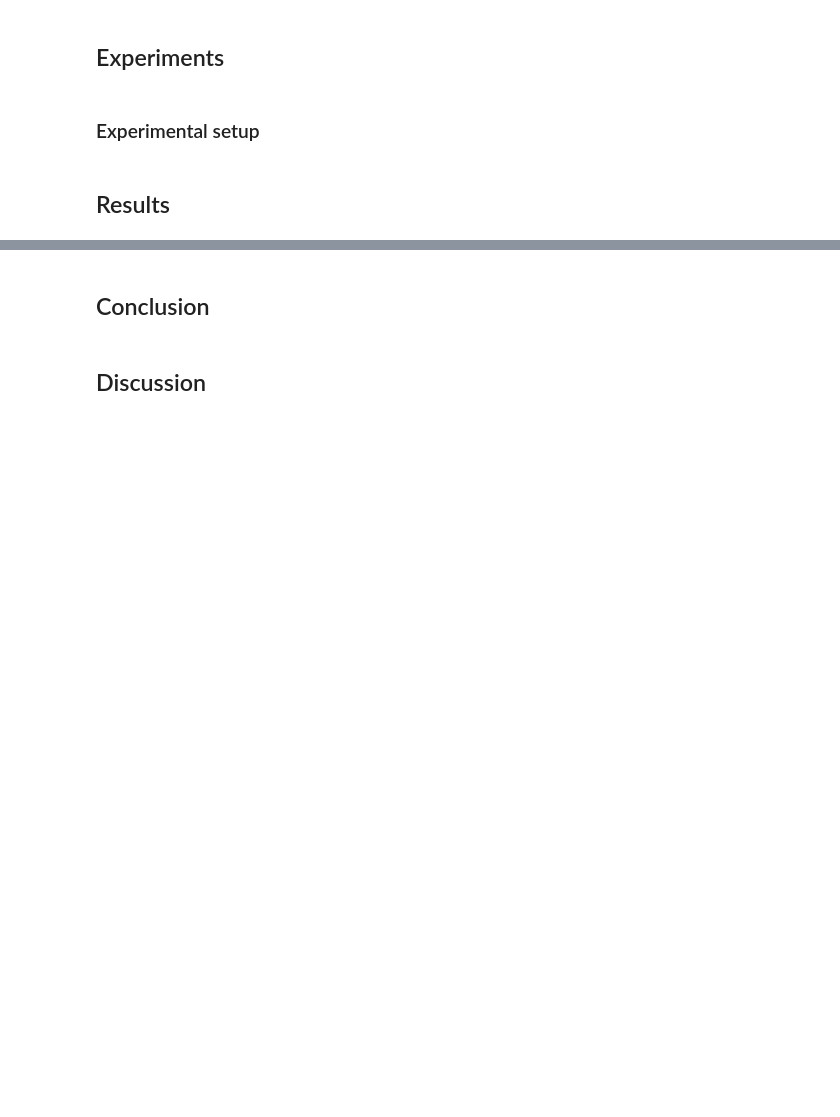
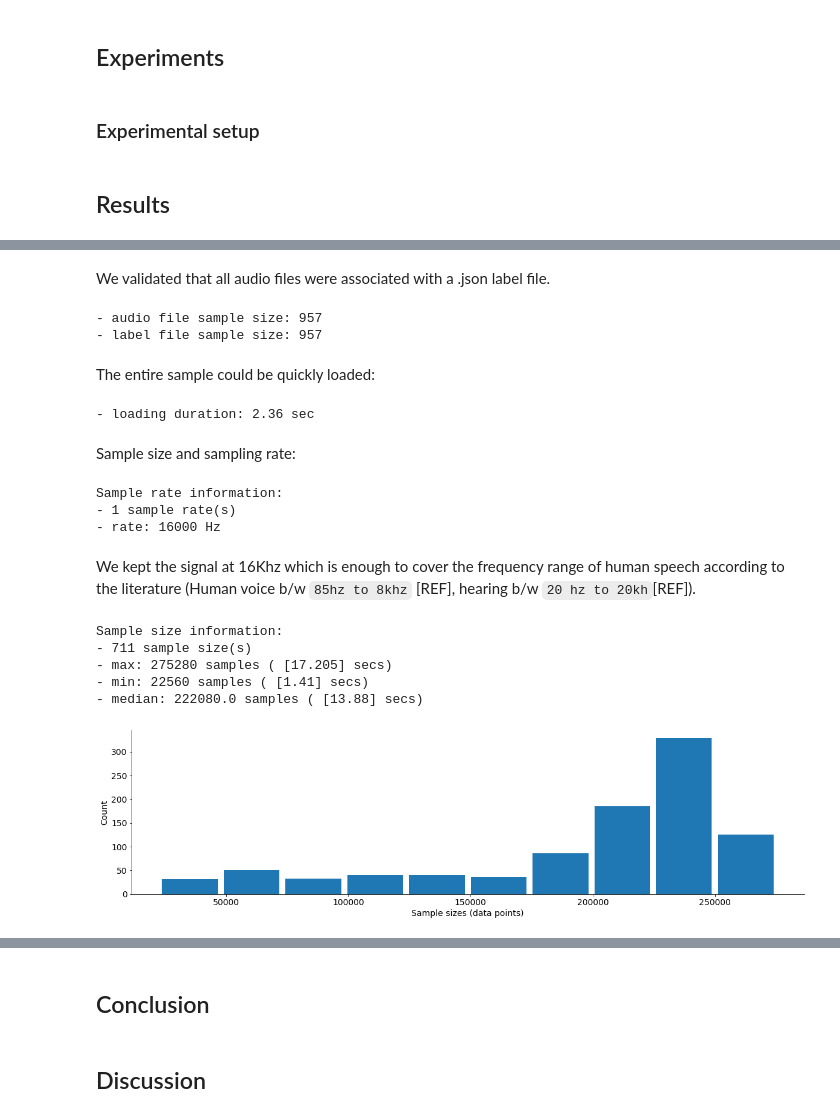
Before and after one commit to language-org/voice-activ-detect-deepnet, a Jupyter notebook: notebooks/report.ipynb, the cells around one changed output, grey strips where cells are left out. Cells and saved outputs as stored; diff of their text form; code cells hidden in the pictures; blank space fills up the shorter version.

```diff
--- a/notebooks/report.ipynb
+++ b/notebooks/report.ipynb
@@ -86,0 +229,59 @@ Viz.plot_labelled_audio(timestamp, audio, labels, n_sample=len(audio))
+# %% [markdown]
+We validated that all audio files were associated with a .json label file.
+# %%
+# data quality check
+print("- audio file sample size:", len(audio_files))
+print("- label file sample size:", len(label_files))
+# %% [output]
+- audio file sample size: 957
+- label file sample size: 957
+# %% [markdown]
+The entire sample could be quickly loaded:
+# %%
+# loading
+tic = time.time()
+audio_data = [scipy.io.wavfile.read(audio) for audio in audio_files]
+print("- loading duration:", np.round(time.time()-tic,2), "sec")
+# %% [output]
+- loading duration: 2.36 sec
+# %% [markdown]
+Sample size and sampling rate:
+# %%
+# get sample rate per audio
+sample_rates = [audio for audio in np.array(audio_data)[:,0]]
+sample_rate = np.unique(sample_rates)
+print("Sample rate information:")
+print("-", len(sample_rate), "sample rate(s)")
+print("- rate:", np.unique(sample_rates)[0], "Hz")
+# %% [output]
+Sample rate information:
+- 1 sample rate(s)
+- rate: 16000 Hz
+# %% [markdown]
+We kept the signal at 16Khz which is enough to cover the frequency range of human speech according to the literature (Human voice b/w `85hz to 8khz` [REF], hearing b/w `20 hz to 20kh`[REF]).
+# %%
+# get sample size per audio
+sample_sizes = [len(audio) for audio in np.array(audio_data)[:,1]]
+print("Sample size information:")
+print("-", len(np.unique(sample_sizes)), "sample size(s)")
+print("- max:", max(sample_sizes), "samples (", max(sample_sizes)/sample_rate, "secs)")
+print("- min:", min(sample_sizes), "samples (", min(sample_sizes)/sample_rate, "secs)")
+print("- median:", np.median(sample_sizes), "samples (", np.median(sample_sizes)/sample_rate, "secs)")
+# %% [output]
+Sample size information:
+- 711 sample size(s)
+- max: 275280 samples ( [17.205] secs)
+- min: 22560 samples ( [1.41] secs)
+- median: 222080.0 samples ( [13.88] secs)
+# %%
+# sample size distribution
+fig = plt.figure(figsize=(20,5))
+plt.hist(sample_sizes, rwidth=0.9);
+plt.xlabel("Sample sizes (data points)", fontsize=14);
+plt.ylabel("Count", fontsize=14);
+plt.xticks(fontsize=14);
+plt.yticks(fontsize=14);
+plt.gca().spines['right'].set_visible(False)
+plt.gca().spines['top'].set_visible(False)
+# %% [output]
+[figure, added]
```
Also changed, not shown: parts of 24 cells of this notebook, 16 other files.
